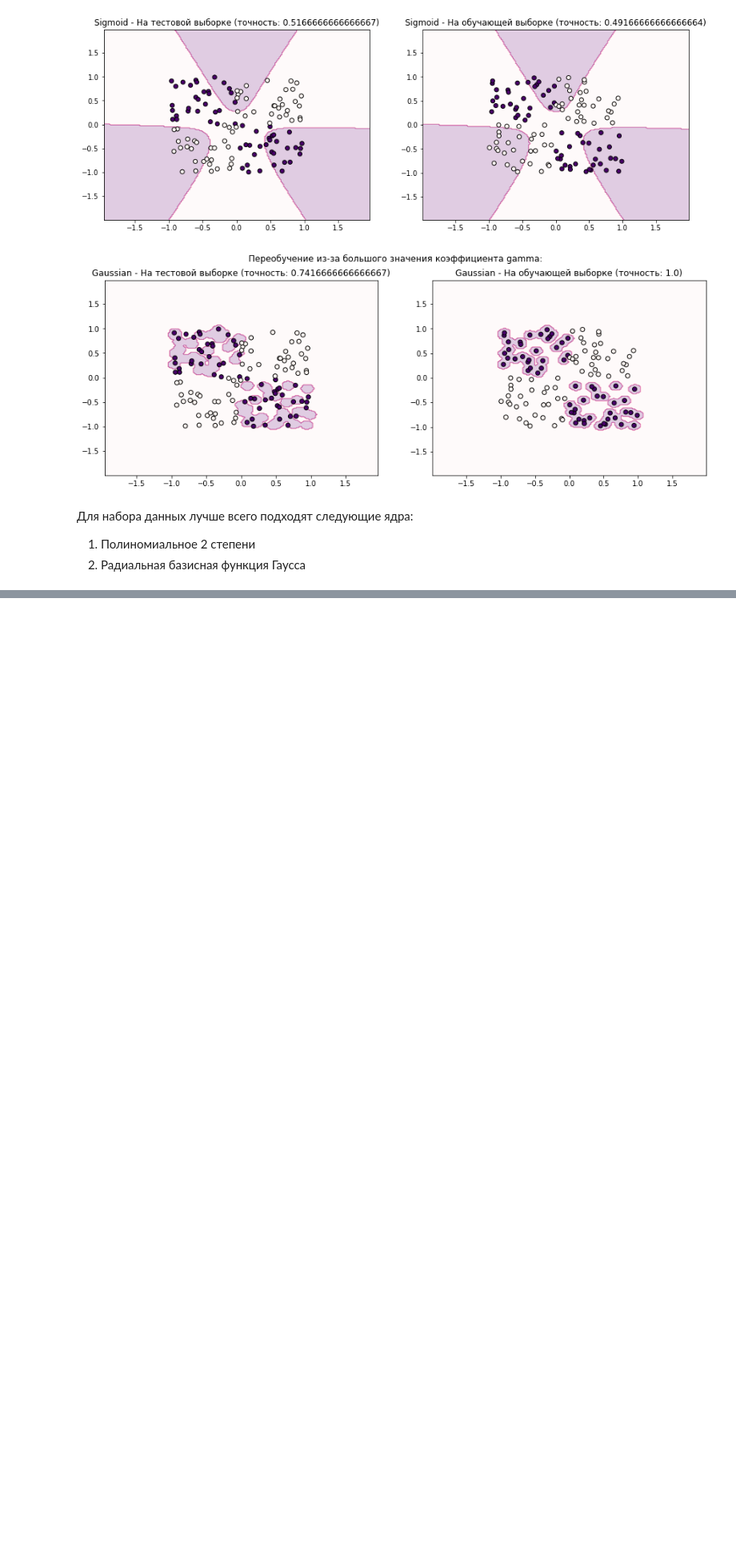
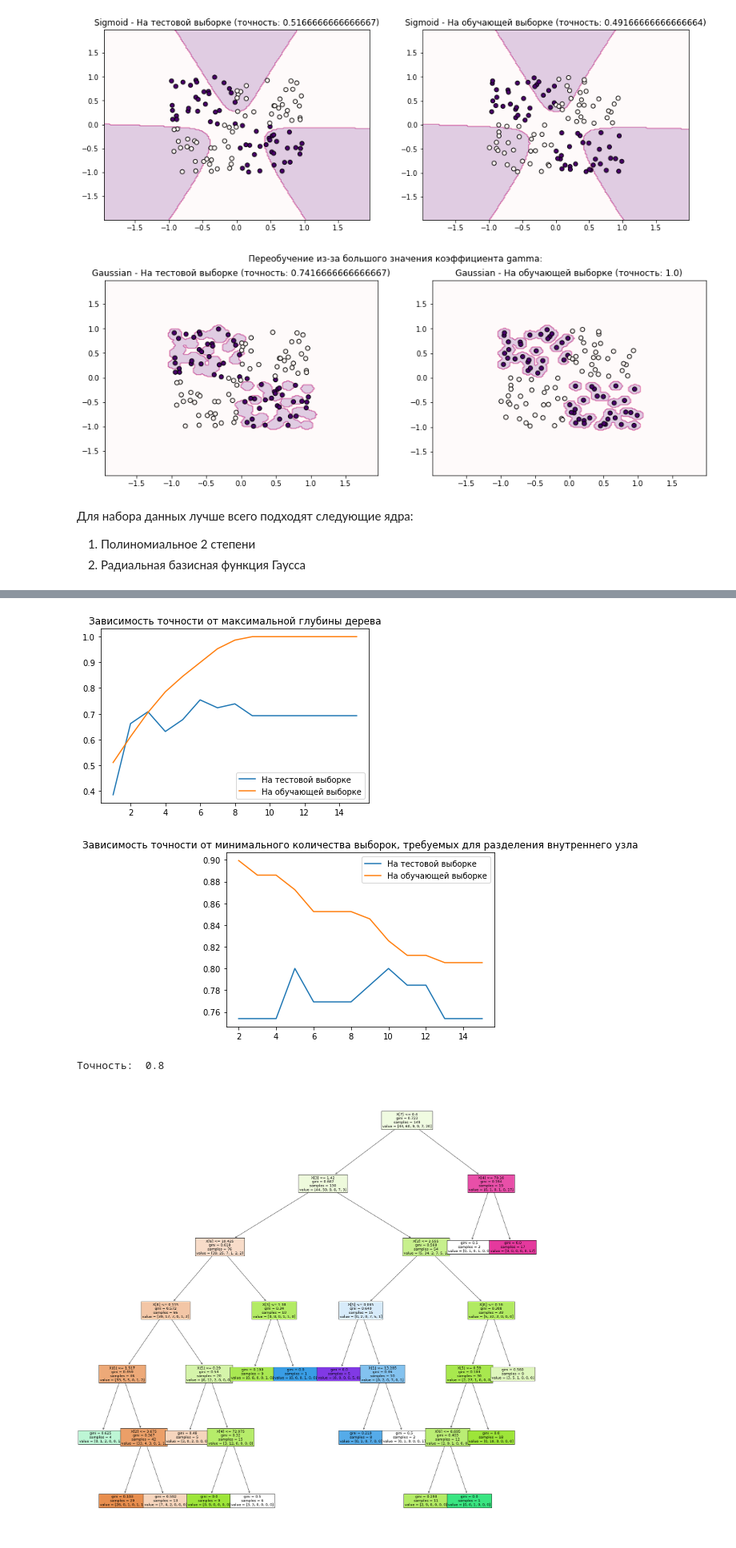
Before and after one commit to dumaevrinat/machine_learning_labs, a Jupyter notebook: Lab 1 Classification.ipynb, the cells around one changed output, grey strips where cells are left out. Shown at 80% size. Cells and saved outputs as stored; diff of their text form; code cells hidden in the pictures; blank space fills up the shorter version.

```diff
--- a/Lab 1 Classification.ipynb
+++ b/Lab 1 Classification.ipynb
@@ -662,0 +673,4 @@ plt.show()
+# %%
+data_glass = pd.read_csv('lab1_files/glass.csv')
+data_glass.drop('Id', axis=1, inplace=True)
+data_glass
@@ -662,0 +691,60 @@ plt.show()
+# %%
+x_train, x_test, y_train, y_test = train_test_split(
+    data_glass.drop(['Type'], axis=1),
+    data_glass['Type'],
+    test_size=0.3,
+    random_state=44)
+
+accuracy_test = []
+accuracy_train = []
+max_depth_list = [i for i in range(1,16)]
+min_samples_split_list = [i for i in range(2,16)]
+for max_depth in max_depth_list:
+    model = tree.DecisionTreeClassifier(random_state=1, max_depth=max_depth)
+
+    model.fit(x_train, y_train)
+    predicted = model.predict(x_test)
+    accuracy_test.append(accuracy_score(y_test, predicted))
+
+    predicted = model.predict(x_train)
+    accuracy_train.append(accuracy_score(y_train, predicted))
+
+plt.title('Зависимость точности от максимальной глубины дерева')
+plt.plot(max_depth_list, accuracy_test, label='На тестовой выборке')
+plt.plot(max_depth_list, accuracy_train, label='На обучающей выборке')
+plt.legend()
+plt.show()
+
+accuracy_test = []
+accuracy_train = []
+
+for min_samples_split in min_samples_split_list:
+    model = tree.DecisionTreeClassifier(random_state=1, max_depth=6, min_samples_split=min_samples_split)
+
+    model.fit(x_train, y_train)
+    predicted = model.predict(x_test)
+    accuracy_test.append(accuracy_score(y_test, predicted))
+
+    predicted = model.predict(x_train)
+    accuracy_train.append(accuracy_score(y_train, predicted))
+
+plt.title('Зависимость точности от минимального количества выборок, требуемых для разделения внутреннего узла')
+plt.plot(min_samples_split_list, accuracy_test, label='На тестовой выборке')
+plt.plot(min_samples_split_list, accuracy_train, label='На обучающей выборке')
+plt.legend()
+plt.show()
+
+model = tree.DecisionTreeClassifier(random_state=1, max_depth=6, min_samples_split=10)
+model.fit(x_train, y_train)
+predicted = model.predict(x_test)
+
+print('Точность: ', accuracy_score(y_test, predicted))
+
+fig, axes = plt.subplots(figsize=(30, 30))
+tree.plot_tree(model, filled=True, fontsize=13)
+plt.show()
+# %% [output]
+[figure, added]
+[figure, added]
+Точность:  0.8
+[figure, added]
```
Also changed, not shown: parts of 5 cells of this notebook.
